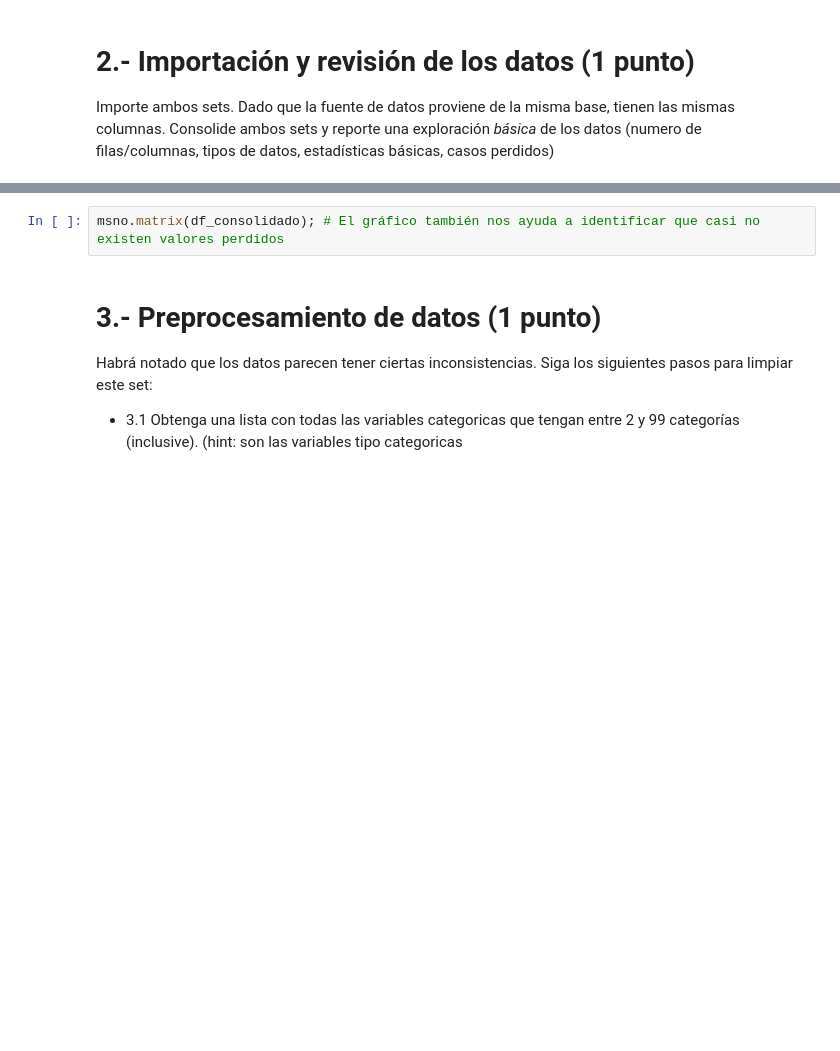
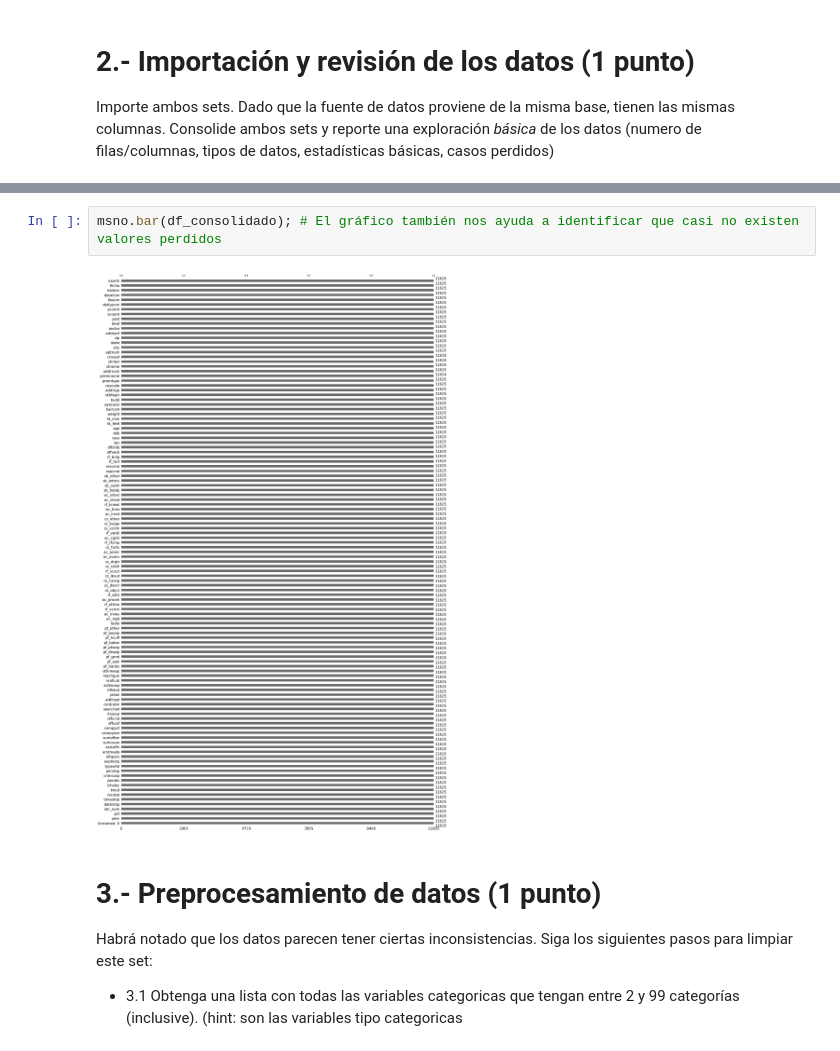
Before and after one commit to ggmarioe/trabajo-modelos-supervisados, a Jupyter notebook: Prueba_Supervisada 25-09-2021.ipynb, the cells around one changed output, grey strips where cells are left out. Cells and saved outputs as stored; diff of their text form; blank space fills up the shorter version.

```diff
--- a/Prueba_Supervisada 25-09-2021.ipynb
+++ b/Prueba_Supervisada 25-09-2021.ipynb
@@ -78,5 +116,7 @@ df_consolidado.isna().sum().sum() # Al paracer de todo el DataFrame, se tienen s
 # %%
-msno.matrix(df_consolidado); # El gráfico también nos ayuda a identificar que casi no existen valores perdidos
+msno.bar(df_consolidado); # El gráfico también nos ayuda a identificar que casi no existen valores perdidos
+# %% [output]
+[figure, added]
 # %% [markdown]
 # 3.- Preprocesamiento de datos (1 punto)
 Habrá notado que los datos parecen tener ciertas inconsistencias. Siga los siguientes pasos para limpiar este set:
```
Also changed, not shown: parts of 39 cells of this notebook.
